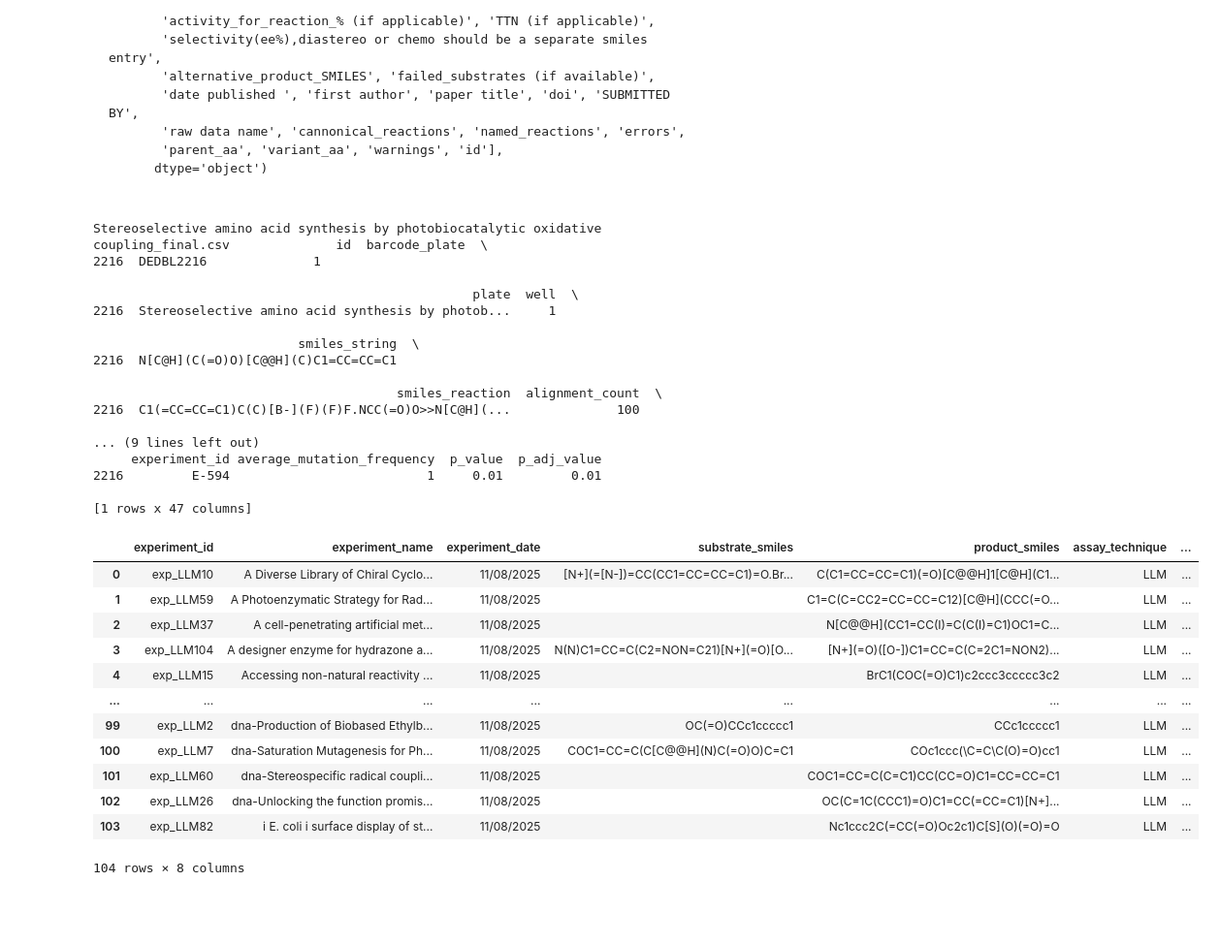
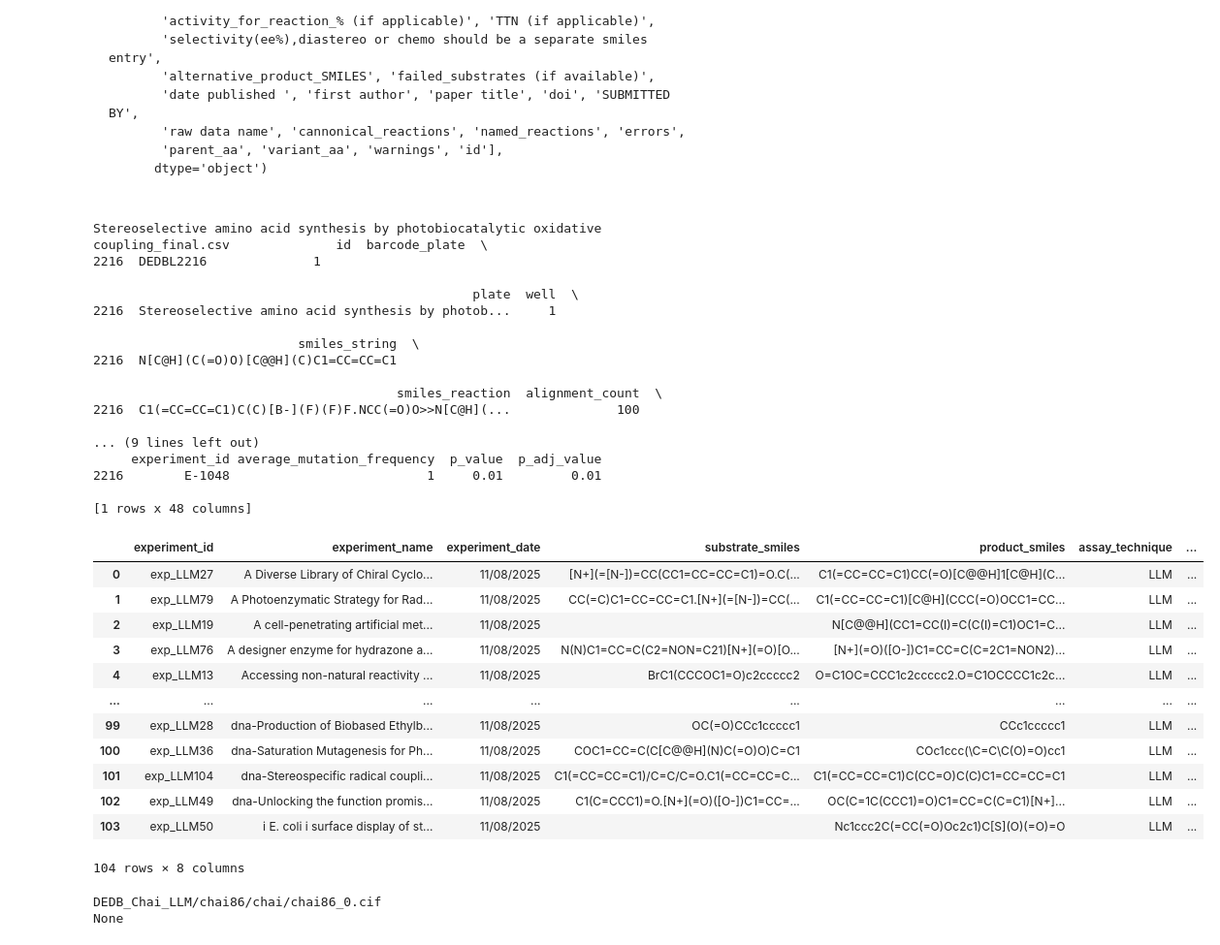
Before and after one commit to fhalab/EnzymeEngineeringDB, a Jupyter notebook: analysis/N4_ConvertLLMFormatToLevSeq.ipynb, the cells around one changed output. Shown at 97% size. Saved outputs shown, nothing was run; the diff lists cells and outputs as text; code cells hidden in the pictures; blank space fills up the shorter version.

```diff
--- a/analysis/N4_ConvertLLMFormatToLevSeq.ipynb
+++ b/analysis/N4_ConvertLLMFormatToLevSeq.ipynb
@@ -163,7 +147,6 @@ Name: chai, Length: 104, dtype: int64
 # First assign experiment ids based on the parent and the reaction
 # %%
 experiment_to_id = {}
-df = df.sort_values(by='paper')
 paper_to_id = {p:i for i, p in enumerate(set(df['paper'].values))}
 experiment_labels = []
 i = 1
@@ -229,6 +212,8 @@ df[df['amino_acid_substitutions'].isna()]
 # %%
 # Here we just do it for the product
 df['smiles_string'] = [s.split('>>')[-1] for s in df['smiles_reaction'].values]
+# If any are missing the products we remove
+df = df[~df['smiles_string'].isna()]
 # %% [markdown]
 # Save as a newly formatted DF
 # %%
@@ -455,6 +440,8 @@ for name, experiment in levseq_df.groupby('paper'):
     # this is what makes each a row in the df (each should have the same reaction/products and substrates)
     all_products = []
     all_substrates = []
+    # Make it go back to the original index.
+    experiment = experiment.sort_values(by='original_index', ascending=True)
     main_reaction = experiment['smiles_reaction'].values[0]
 
     products = '.'.join(list(set(main_reaction.split('>>')[1].split('.'))))
@@ -462,44 +449,44 @@ for name, experiment in levseq_df.groupby('paper'):
     paper = experiment['paper'].values[0]
     date = '11/08/2025'
     try:
         cif = experiment[~experiment['cif'].isna()]['cif'].values[0]
     except:
         print(name, experiment)
         continue
     seq = experiment['aa_sequence'].values[0]
     seq = seq.replace('*', '')
     metadata_rows.append([experiment_id, paper, date, substrates, products, 'LLM', seq, cif])
 
 metadata_df = pd.DataFrame(metadata_rows, columns=['experiment_id', 'experiment_name', 'experiment_date', 'substrate_smiles', 'product_smiles', 'assay_technique', 'parent_amino_acid', 'cif_filename'])
 metadata_df
 # %% [output]
 Stereoselective amino acid synthesis by photobiocatalytic oxidative coupling_final.csv              id  barcode_plate  \
 2216  DEDBL2216              1
 
                                                   plate  well  \
 2216  Stereoselective amino acid synthesis by photob...     1
 
                            smiles_string  \
 2216  N[C@H](C(=O)O)[C@@H](C)C1=CC=CC=C1
 
                                         smiles_reaction  alignment_count  \
 2216  C1(=CC=CC=C1)C(C)[B-](F)(F)F.NCC(=O)O>>N[C@H](...              100
 
 ... (9 lines left out)
      experiment_id average_mutation_frequency  p_value  p_adj_value
-2216         E-594                          1     0.01         0.01
+2216        E-1048                          1     0.01         0.01
 
-[1 rows x 47 columns]
+[1 rows x 48 columns]
 |  | experiment_id | experiment_name | experiment_date | substrate_smiles | product_smiles | assay_technique | ... |
-| 0 | exp_LLM10 | A Diverse Library of Chiral Cyclo... | 11/08/2025 | [N+](=[N-])=CC(CC1=CC=CC=C1)=O.Br... | C(C1=CC=CC=C1)(=O)[C@@H]1[C@H](C1... | LLM | ... |
-| 1 | exp_LLM59 | A Photoenzymatic Strategy for Rad... | 11/08/2025 |  | C1=C(C=CC2=CC=CC=C12)[C@H](CCC(=O... | LLM | ... |
-| 2 | exp_LLM37 | A cell-penetrating artificial met... | 11/08/2025 |  | N[C@@H](CC1=CC(I)=C(C(I)=C1)OC1=C... | LLM | ... |
-| 3 | exp_LLM104 | A designer enzyme for hydrazone a... | 11/08/2025 | N(N)C1=CC=C(C2=NON=C21)[N+](=O)[O... | [N+](=O)([O-])C1=CC=C(C=2C1=NON2)... | LLM | ... |
-| 4 | exp_LLM15 | Accessing non-natural reactivity ... | 11/08/2025 |  | BrC1(COC(=O)C1)c2ccc3ccccc3c2 | LLM | ... |
+| 0 | exp_LLM27 | A Diverse Library of Chiral Cyclo... | 11/08/2025 | [N+](=[N-])=CC(CC1=CC=CC=C1)=O.C(... | C1(=CC=CC=C1)CC(=O)[C@@H]1[C@H](C... | LLM | ... |
+| 1 | exp_LLM79 | A Photoenzymatic Strategy for Rad... | 11/08/2025 | CC(=C)C1=CC=CC=C1.[N+](=[N-])=CC(... | C1(=CC=CC=C1)[C@H](CCC(=O)OCC1=CC... | LLM | ... |
+| 2 | exp_LLM19 | A cell-penetrating artificial met... | 11/08/2025 |  | N[C@@H](CC1=CC(I)=C(C(I)=C1)OC1=C... | LLM | ... |
+| 3 | exp_LLM76 | A designer enzyme for hydrazone a... | 11/08/2025 | N(N)C1=CC=C(C2=NON=C21)[N+](=O)[O... | [N+](=O)([O-])C1=CC=C(C=2C1=NON2)... | LLM | ... |
+| 4 | exp_LLM13 | Accessing non-natural reactivity ... | 11/08/2025 | BrC1(CCCOC1=O)c2ccccc2 | O=C1OC=CCC1c2ccccc2.O=C1OCCCC1c2c... | LLM | ... |
 | ... | ... | ... | ... | ... | ... | ... | ... |
-| 99 | exp_LLM2 | dna-Production of Biobased Ethylb... | 11/08/2025 | OC(=O)CCc1ccccc1 | CCc1ccccc1 | LLM | ... |
-| 100 | exp_LLM7 | dna-Saturation Mutagenesis for Ph... | 11/08/2025 | COC1=CC=C(C[C@@H](N)C(=O)O)C=C1 | COc1ccc(\C=C\C(O)=O)cc1 | LLM | ... |
-| 101 | exp_LLM60 | dna-Stereospecific radical coupli... | 11/08/2025 |  | COC1=CC=C(C=C1)CC(CC=O)C1=CC=CC=C1 | LLM | ... |
-| 102 | exp_LLM26 | dna-Unlocking the function promis... | 11/08/2025 |  | OC(C=1C(CCC1)=O)C1=CC(=CC=C1)[N+]... | LLM | ... |
-| 103 | exp_LLM82 | i E. coli i surface display of st... | 11/08/2025 |  | Nc1ccc2C(=CC(=O)Oc2c1)C[S](O)(=O)=O | LLM | ... |
+| 99 | exp_LLM28 | dna-Production of Biobased Ethylb... | 11/08/2025 | OC(=O)CCc1ccccc1 | CCc1ccccc1 | LLM | ... |
+| 100 | exp_LLM36 | dna-Saturation Mutagenesis for Ph... | 11/08/2025 | COC1=CC=C(C[C@@H](N)C(=O)O)C=C1 | COc1ccc(\C=C\C(O)=O)cc1 | LLM | ... |
+| 101 | exp_LLM104 | dna-Stereospecific radical coupli... | 11/08/2025 | C1(=CC=CC=C1)/C=C/C=O.C1(=CC=CC=C... | C1(=CC=CC=C1)C(CC=O)C(C)C1=CC=CC=C1 | LLM | ... |
+| 102 | exp_LLM49 | dna-Unlocking the function promis... | 11/08/2025 | C1(C=CCC1)=O.[N+](=O)([O-])C1=CC=... | OC(C=1C(CCC1)=O)C1=CC=C(C=C1)[N+]... | LLM | ... |
+| 103 | exp_LLM50 | i E. coli i surface display of st... | 11/08/2025 |  | Nc1ccc2C(=CC(=O)Oc2c1)C[S](O)(=O)=O | LLM | ... |
 104 rows × 8 columns
@@ -509,11 +498,18 @@ metadata_df.to_csv('DEDB_V5/LevSeq-metadata_formatted_protein-evolution-database
 chosen_structures = set(metadata_df['cif_filename'].values) #.value_counts()
 # %%
 # just want to make sure the parent is in there
+proteins_to_fold = []
 for cif in set(df['cif_path'].values):
     #if cif.split('/')[-1] in chosen_structures:
     if cif and os.path.exists(cif):
         try:
-            os.system(f'cp {cif} DEDB_V5/structures_LLM/')
+            os.system(f'cp {cif} {output_folder}/structures/')
         except:
             print(cif)
+    else:
+        print(cif)
+        proteins_to_fold.append(cif)
+# %% [output]
+DEDB_Chai_LLM/chai86/chai/chai86_0.cif
+None
 # %%
```
Also changed, not shown: parts of 13 cells of this notebook, 3 other files.
